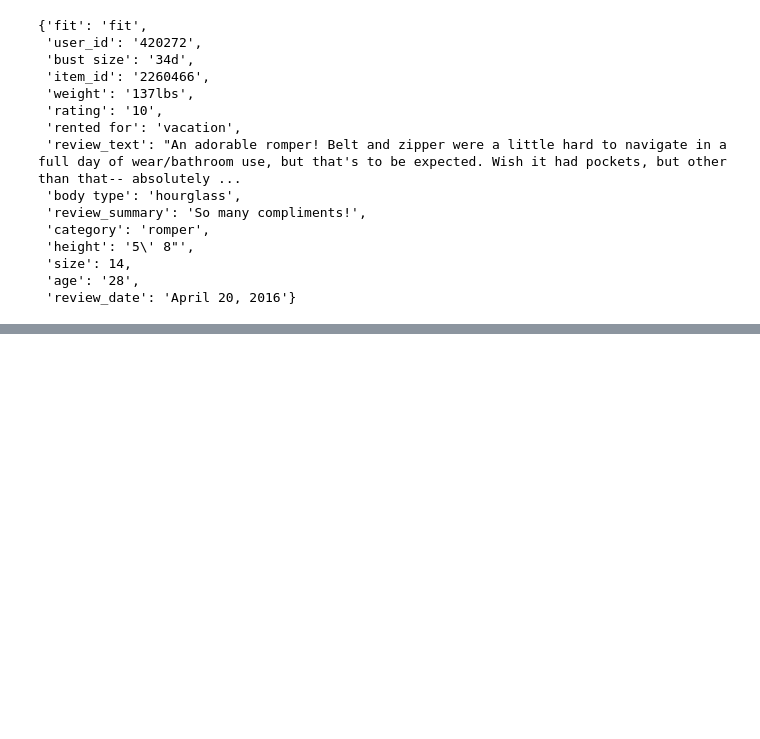
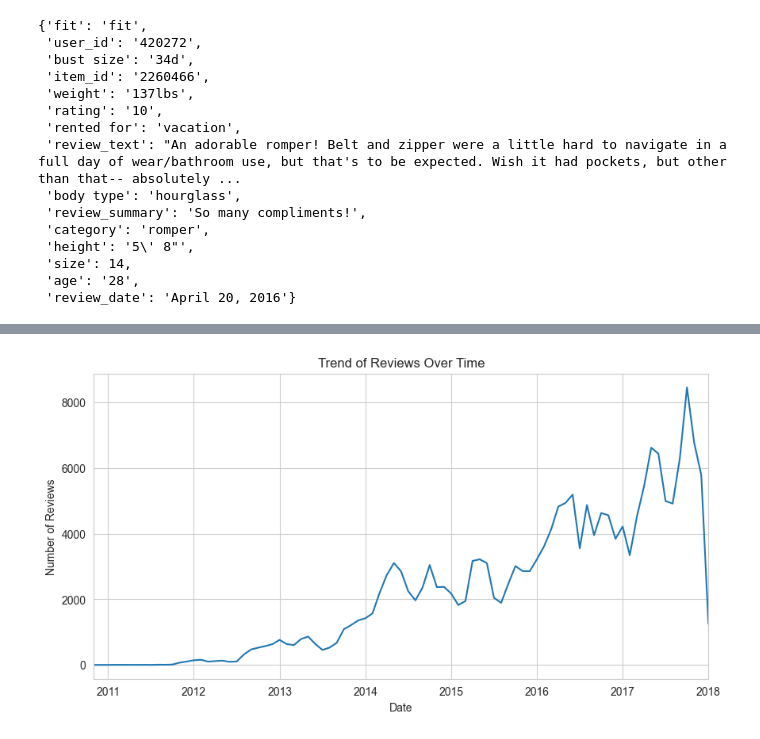
Before and after one commit to CSE-158-As2/Assignment-2, a Jupyter notebook: assignment2.ipynb, the cells around one changed output, grey strips where cells are left out. Saved outputs shown, nothing was run; the diff lists cells and outputs as text; code cells hidden in the pictures; blank space fills up the shorter version.

Commit message:
Add more exploratory analysis

```diff
--- a/assignment2.ipynb
+++ b/assignment2.ipynb
@@ -49,0 +87,21 @@ Y = [d['rating'] for d in dataset]
+# %%
+# Convert 'review_date' to datetime
+df['review_date'] = pd.to_datetime(df['review_date'])
+# %%
+# Set the review_date as the index
+df.set_index('review_date', inplace=True)
+# %%
+# Sort the data by date to prepare for the time series analysis
+df.sort_index(inplace=True)
+# %%
+# Aggregating data by month to see the trend more clearly
+monthly_data = df.resample('M').size()
+# %%
+# Plotting the trend of reviews over time
+plt.figure(figsize=(10, 5))
+monthly_data.plot(title='Trend of Reviews Over Time')
+plt.xlabel('Date')
+plt.ylabel('Number of Reviews')
+plt.show()
+# %% [output]
+[figure, added]
```
Also changed, not shown: parts of 17 cells of this notebook, 2 other files.
